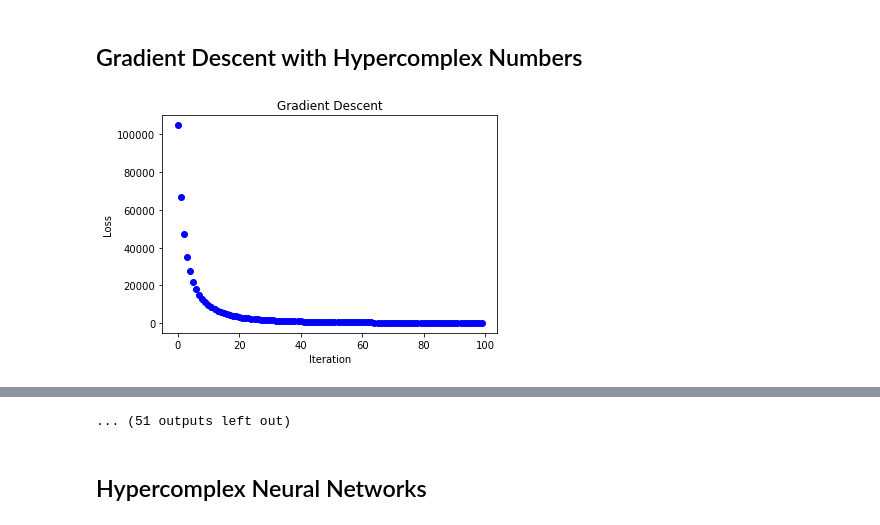
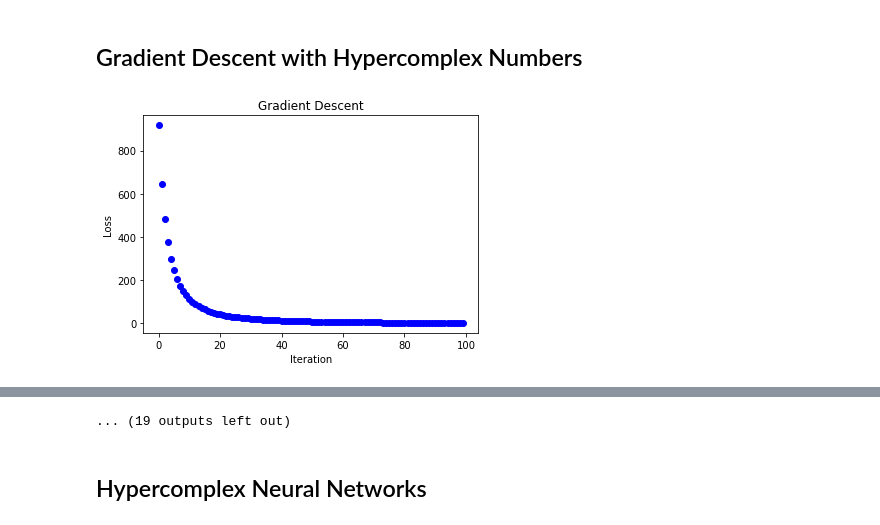
Before and after one commit to brandontrabucco/program-hdc, a Jupyter notebook: hypercomplex.ipynb, the cells around one changed output, grey strips where cells are left out. Cells and saved outputs as stored; diff of their text form; code cells hidden in the pictures.

```diff
--- a/hypercomplex.ipynb
+++ b/hypercomplex.ipynb
@@ -33,7 +116,7 @@ import matplotlib.pyplot as plt
 
 N = 10000
 S = 10
-M = 2**(5)
+M = 16
 
 
 keys = []
@@ -118,6 +201,9 @@ for k in keys:
     probabilities /= np.sum(probabilities)
 
     plt.plot(probabilities, "g")
+    plt.xlabel("Value ID")
+    plt.ylabel("Similarity Score")
+    plt.grid(True)
     plt.show()
     selected = np.argmax(probabilities)
     print("Value Maximum Similarity:", selected)
@@ -133,6 +219,9 @@ for v in values:
     probabilities /= np.sum(probabilities)
 
     plt.plot(probabilities, "r")
+    plt.xlabel("Key ID")
+    plt.ylabel("Similarity Score")
+    plt.grid(True)
     plt.show()
     selected = np.argmax(probabilities)
     print("Key Maximum Similarity:", selected)
@@ -158,7 +247,7 @@ import matplotlib.pyplot as plt
 
 
 N = 100
-M = 32
+M = 16
 
 def hypercomplex_conjugate(a, m=M):
     if m == 1:
@@ -252,9 +341,10 @@ waveform = hypercomplex_idft(frequency, v=test_kernel)
 
 
 for i in range(1, M):
-    plt.stem(waveform[:, 0], waveform[:, i], "b")
+    plt.plot(waveform[:, 0], waveform[:, i], "bo")
     plt.xlabel("e_0 component")
     plt.ylabel("e_%d component" % i)
     plt.title("Waveform")
+    plt.grid(True)
     plt.show()
 # %% [output]
@@ -278,8 +368,8 @@ import numpy as np
 import matplotlib.pyplot as plt
 
 
-N = 100
-M = 32
+N = 1
+M = 16
 A = 0.001
 E = 100
 
@@ -366,31 +456,31 @@ for _ in range(E):
     datapoints_z += [[z[0, 0, i] for i in range(M)]]
     datapoints_w += [[w[0, 0, i]for i in range(M)]]
     datapoints_loss += [loss]
 
 
 datapoints_z = np.array(datapoints_z)
 datapoints_w = np.array(datapoints_w)
 datapoints_loss = np.array(datapoints_loss)
 
 
 plt.plot(datapoints_loss, "bo")
 plt.xlabel("Iteration")
 plt.ylabel("Loss")
 plt.title("Gradient Descent")
 plt.show()
 
 for i in range(1, M):
 
     plt.plot(datapoints_z[:, 0], datapoints_z[:, i], "go")
     plt.xlabel("e_0 component")
     plt.ylabel("e_%d component" % i)
     plt.title("Z")
     plt.show()
 
     plt.plot(datapoints_w[:, 0], datapoints_w[:, i], "ro")
     plt.xlabel("e_0 component")
     plt.ylabel("e_%d component" % i)
     plt.title("W")
     plt.show()
 # %% [output]
-[figure, old version]
+[figure, new version]
@@ -408,4 +498,4 @@ for i in range(1, M):
-... (51 outputs left out)
+... (19 outputs left out)
 # %% [markdown]
 ## Hypercomplex Neural Networks
 # %%
```
Also changed, not shown: parts of 6 cells of this notebook.
